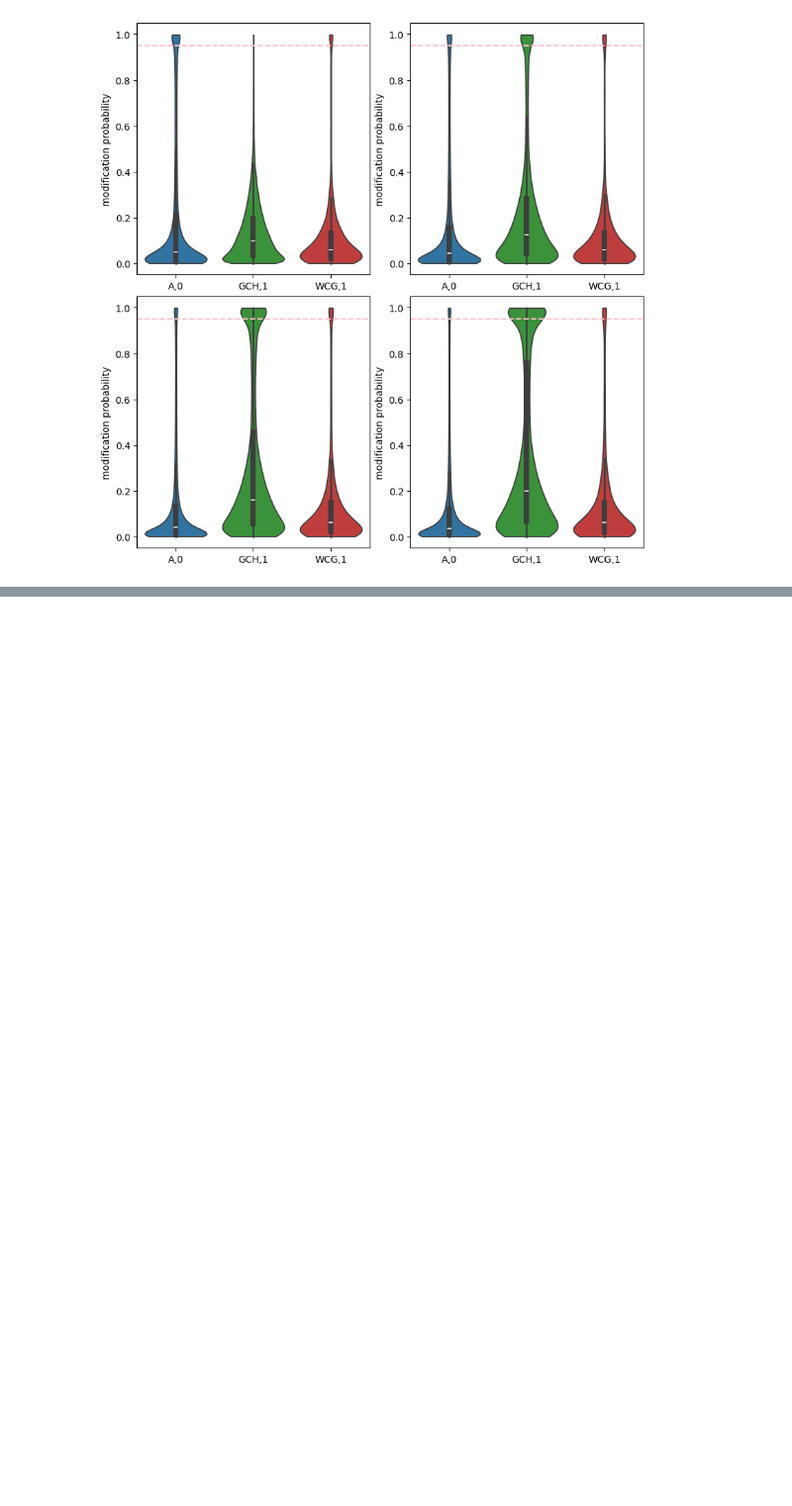
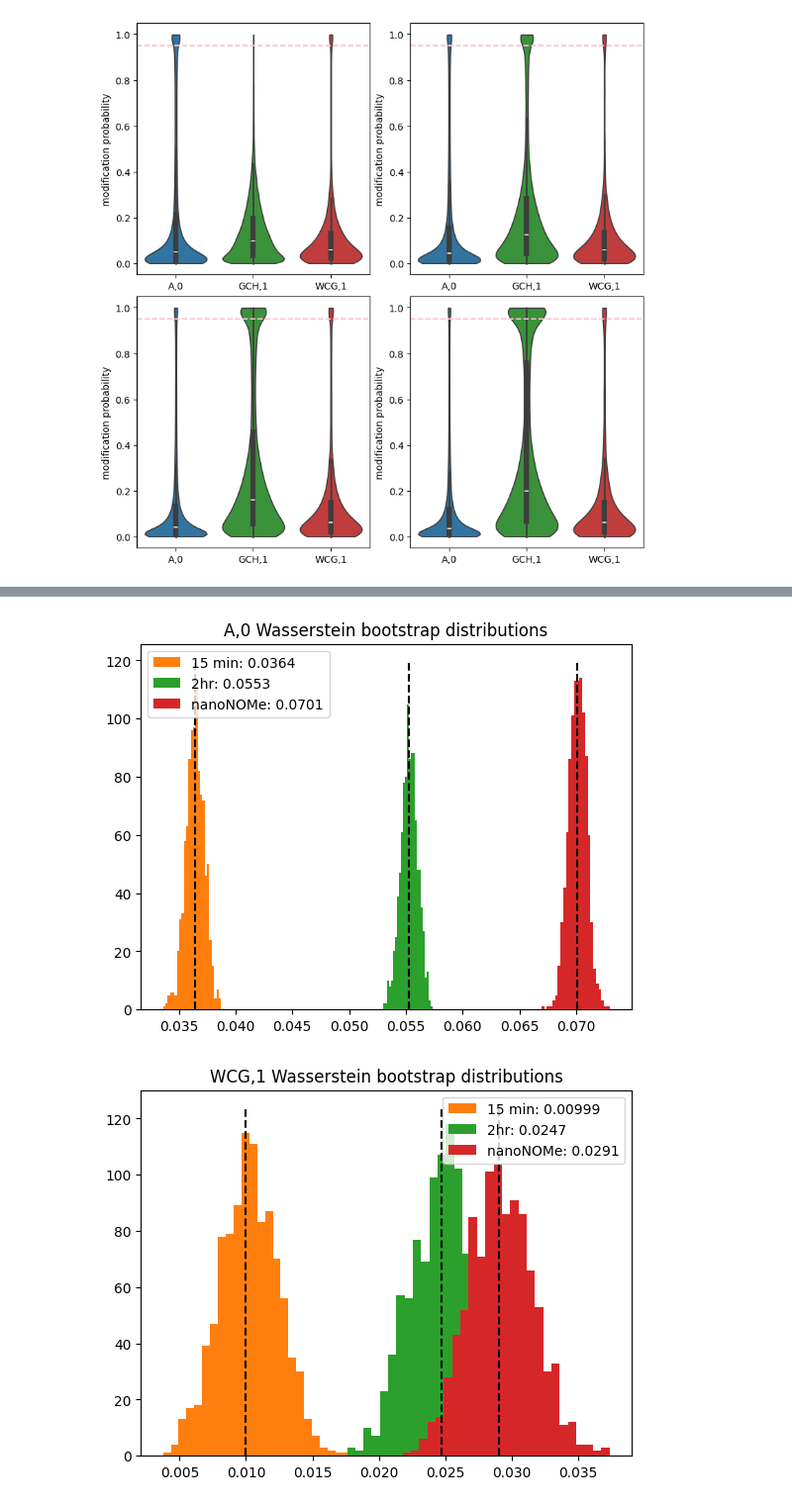
Before and after one commit to streetslab/multimodal-dimelo, a Jupyter notebook: crosstalk_analysis.ipynb, the cells around one changed output, grey strips where cells are left out. Shown at 99% size. Drawn from its saved outputs; the diff is of its cells as text; code cells hidden in the pictures; blank space fills up the shorter version.

```diff
--- a/crosstalk_analysis.ipynb
+++ b/crosstalk_analysis.ipynb
@@ -121,0 +303,8 @@ plt.close()
+# %%
+for motif in ["A,0", "WCG,1"]:
+    print("*" * 20)
+    print(motif)
+    mod_vectors = motif_mod_vectors[motif]
+    for i in range(4):
+        wd = stats.wasserstein_distance(mod_vectors[0], mod_vectors[i])
+        print(f"wd_(0,{i}): {wd:.4}")
@@ -121,0 +342,29 @@ plt.close()
+# %%
+bootstrap_results = defaultdict(list)
+for motif in ["A,0", "WCG,1"]:
+    plt.figure()
+    for i in range(1, 4):
+        # TODO: using method "basic" because "BCa" crashed the kernel. Is this reasonable?
+        data = (motif_mod_vectors[motif][0], motif_mod_vectors[motif][i])
+        bootstrap_result = stats.bootstrap(data, stats.wasserstein_distance, vectorized=False, rng=42, n_resamples=1000, method="basic")
+        bootstrap_results[motif].append(bootstrap_result)
+# %%
+colors = ["tab:blue", "tab:orange", "tab:green", "tab:red"]
+labels = ["control", "15 min", "2hr", "nanoNOMe"]
+for motif in ["A,0", "WCG,1"]:
+    plt.figure()
+    mod_vectors = motif_mod_vectors[motif]
+    wds = []
+    for i in range(1,4):
+        wd = stats.wasserstein_distance(mod_vectors[0], mod_vectors[i])
+        plt.hist(bootstrap_results[motif][i-1].bootstrap_distribution, bins=25, label=f"{labels[i]}: {wd:.3}", color=colors[i])
+        wds.append(wd)
+    y_min, y_max = plt.ylim()
+    plt.vlines(wds, y_min, y_max, color="k", linestyle="--")
+    plt.title(f"{motif} Wasserstein bootstrap distributions")
+    plt.legend()
+    plt.show()
+    plt.close()
+# %% [output]
+[figure, added]
+[figure, added]
```
Also changed, not shown: parts of 29 cells of this notebook, 1 other file.
